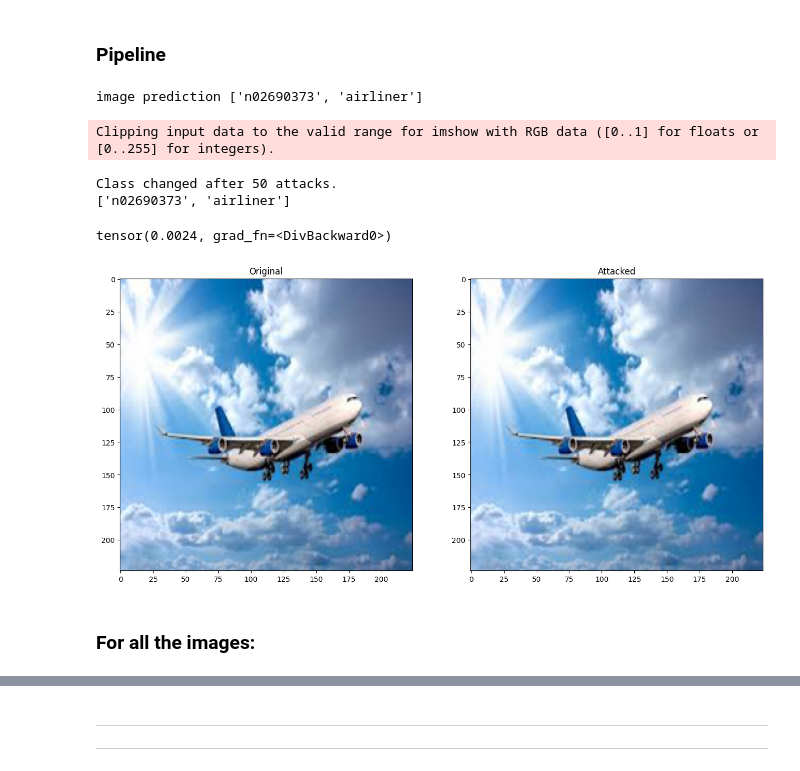
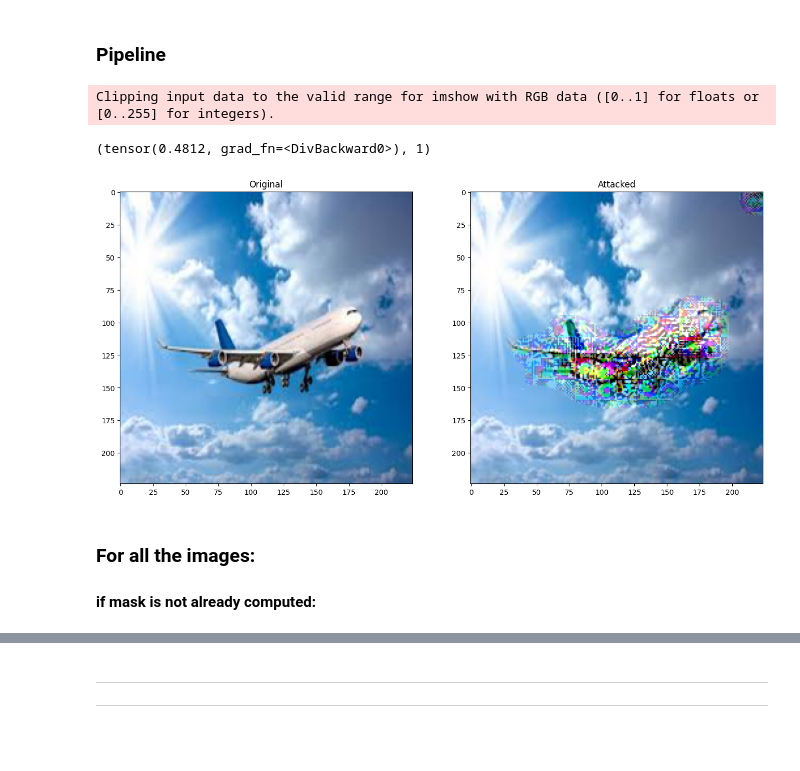
Before and after one commit to momoth12/Project-Explainability-for-Vision-Transformers, a Jupyter notebook: attention_flow_attack_metric.ipynb, the cells around one changed output, grey strips where cells are left out. Saved outputs shown, nothing was run; the diff lists cells and outputs as text; code cells hidden in the pictures; blank space fills up the shorter version.

Commit message:
Final version of attention attack.

```diff
--- a/attention_flow_attack_metric.ipynb
+++ b/attention_flow_attack_metric.ipynb
@@ -97,6 +97,7 @@ def reshape_mask(mask):
     if mask.shape[0] == 196: #attention flow input
         mask=torch.flatten(torch.tensor(mask))
         mask=mask.reshape(14,14)
+        mask = mask.float()
         mask=mask.detach().numpy()
 
     mask=cv2.resize(mask, (IMAGE_SIZE, IMAGE_SIZE))
@@ -185,7 +186,9 @@ def multiple_attacks(image, mask, idx, epsilon, out_area_interest, thresold=50):
     target = torch.tensor([idx]).to(DEVICE).long()
     criterion = nn.CrossEntropyLoss()
     loss = criterion(scores, target)
-    loss.backward(retain_graph=True)  # Backpropagate the loss
+    loss.backward()  # Backpropagate the loss
+    #loss.backward(retain_graph=True)  # Backpropagate the loss
+
     data_grad = img_tensor.grad.data
 
 
@@ -199,7 +202,9 @@ def multiple_attacks(image, mask, idx, epsilon, out_area_interest, thresold=50):
         target = torch.tensor([idx]).to(DEVICE).long()
         scores = model(img_tensor)
         loss = criterion(scores, target)
-        loss.backward(retain_graph=True)  # Backpropagate the loss
+        loss.backward()  # Backpropagate the loss
+        # loss.backward(retain_graph=True)  # Backpropagate the loss
+
         #data_grad = img_tensor.grad.data
         new_best_prediction = get_best_prediction(scores)
         #print(new_best_prediction)
@@ -230,7 +235,8 @@ def multiple_attacks(image, mask, idx, epsilon, out_area_interest, thresold=50):
     x_img = (img_tensor * std + mean).squeeze(0)
     modified_image = np.transpose(x_img.detach().numpy(), [1,2,0])
 
-    # # Plotting the result of the attack
+
+    # Plotting the result of the attack
 
     # fig, (ax1, ax2) = plt.subplots(ncols=2, figsize=(16, 16))
     # ax1.set_title('Original')
@@ -239,6 +245,33 @@ def multiple_attacks(image, mask, idx, epsilon, out_area_interest, thresold=50):
     # _ = ax1.imshow(img)
     # _ = ax2.imshow(modified_image)
 
+
+    img_tensor.zero_()
+    img_tensor = None
+    del img_tensor
+
+    scores.zero_()
+    scores = None
+
+    target.zero_()
+    target = None
+
+    mean.zero_()
+    mean = None
+
+    loss.zero_()
+    loss = None
+
+    std.zero_()
+    std = None
+    x_img.zero_()
+    x_img = None
+
+    modified_image = None
+
+
+
+
     return attack_number, new_best_prediction[1], norml1
 # %%
 # Help function to get the loss
@@ -270,28 +303,27 @@ def get_files_in_folder(folder_path):
 # %%
 img = Image.open("examples/plane.png")
 input_tensor  = preprocess_image("examples/plane.png", transform)
 rollout_strategy = "attention_rollout" #["attention_rollout", "grad_attention_rollout"]
-eps = 0.001
+eps = 1
 idx_target = 265
 
 # Following boolean controls whether the attack will be on the rest of image or on the important part of image
-boolean_out_area_of_interest = True
+boolean_out_area_of_interest = False
 
 
 mask = get_mask_strategy(input_tensor, rollout_strategy)
 mask = reshape_mask(mask)
 
 attack_number, new_best_prediction, norml1 =multiple_attacks(input_tensor,mask,idx_target, eps, boolean_out_area_of_interest)
-norml1
+norml1, attack_number
 # %% [output]
-image prediction ['n02690373', 'airliner']
+Clipping input data to the valid range for imshow with RGB data ([0..1] for floats or [0..255] for integers).
-Clipping input data to the valid range for imshow with RGB data ([0..1] for floats or [0..255] for integers).
+(tensor(0.4812, grad_fn=<DivBackward0>), 1)
-Class changed after 50 attacks.
-['n02690373', 'airliner']
-tensor(0.0024, grad_fn=<DivBackward0>)
-[figure, old version]
+[figure, new version]
 # %% [markdown]
 ### For all the images:
+
+#### if mask is not already computed:
 # %%
 folder_path = 'images'
 file_paths_list = get_files_in_folder(folder_path)
```
Also changed, not shown: parts of 31 cells of this notebook.
